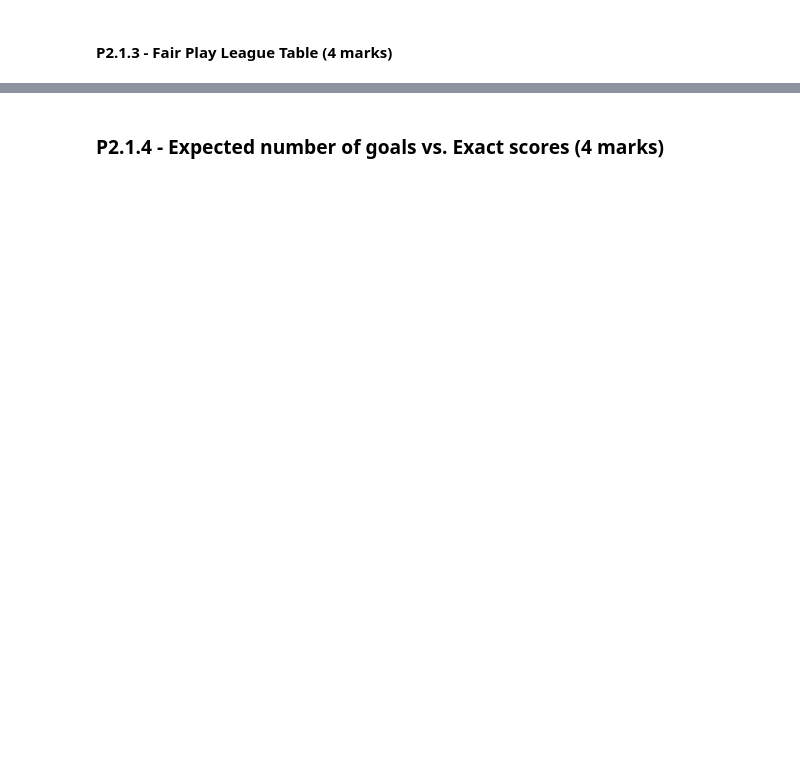
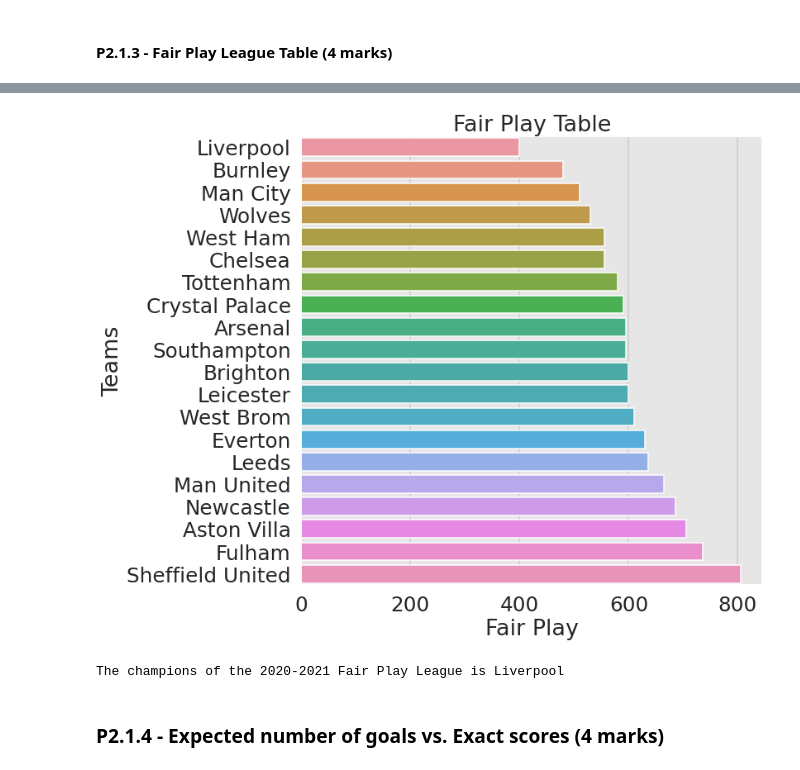
Before and after one commit to Joyfreaky/Computational-Data-Science, a Jupyter notebook: P2.ipynb, the cells around one changed output, grey strips where cells are left out. Cells and saved outputs as stored; diff of their text form; code cells hidden in the pictures; blank space fills up the shorter version.

```diff
--- a/P2.ipynb
+++ b/P2.ipynb
@@ -145,3 +217,44 @@ df_fp = create_fair_play_table(df)
+# %%
+def create_fair_play_table(df):
+    fp_dict = {} # create a dictionary
+    for i in range(len(df)): # for each row
+        fp_dict[df['HomeTeam'][i]] = 0 # add home team to dictionary
+        fp_dict[df['AwayTeam'][i]] = 0 # add away team to dictionary
+
+    for i in range(len(df)): # for each row
+        fp_dict[df['HomeTeam'][i]] += df['HBP'][i] # add home_booking_points to home team
+        fp_dict[df['AwayTeam'][i]] += df['ABP'][i] # add away_booking_points to away team
+
+    df_fp = pd.DataFrame.from_dict(fp_dict, orient='index') # create a dataframe from dictionary
+    df_fp.columns = ['FP'] # add column name
+    df_fp.sort_values(by='FP', ascending=True, inplace=True) # sort dataframe by FP
+    df_fp.reset_index(inplace=True) # reset index
+    df_fp.rename(columns={'index':'Teams'}, inplace=True) # rename column
+
+    sns.set_theme(style="darkgrid", rc={"axes.facecolor": ".9", "grid.color": ".8"})
+    sns.set_palette(palette="deep")
+    sns_c = sns.color_palette(palette="deep")
+    sns.set_context(context="talk", font_scale=1.5)
+    fig = plt.figure(figsize=(10,10))
+    ax = sns.barplot(x='FP', y='Teams', data=df_fp) # plot dataframe
+    ax.set_title('Fair Play Table') # add title
+    ax.set_xlabel('Fair Play') # add xlabel
+    ax.set_ylabel('Teams') # add ylabel
+
+
+    plt.show() # show plot
+
+    print('The champions of the 2020-2021 Fair Play League is ' + df_fp.iloc[0,0]) # print the champion
+
+    fig.savefig('Fair Play Table.png') # save plot
+
+
+    return df_fp # return dataframe
+
+df_fp = create_fair_play_table(df)
+# %% [output]
+[figure, added]
+The champions of the 2020-2021 Fair Play League is Liverpool
 # %% [markdown]
 ### P2.1.4 - Expected number of goals vs. Exact scores (4 marks)
 # %% [markdown]
```
Also changed, not shown: parts of 12 cells of this notebook, 7 other files.
